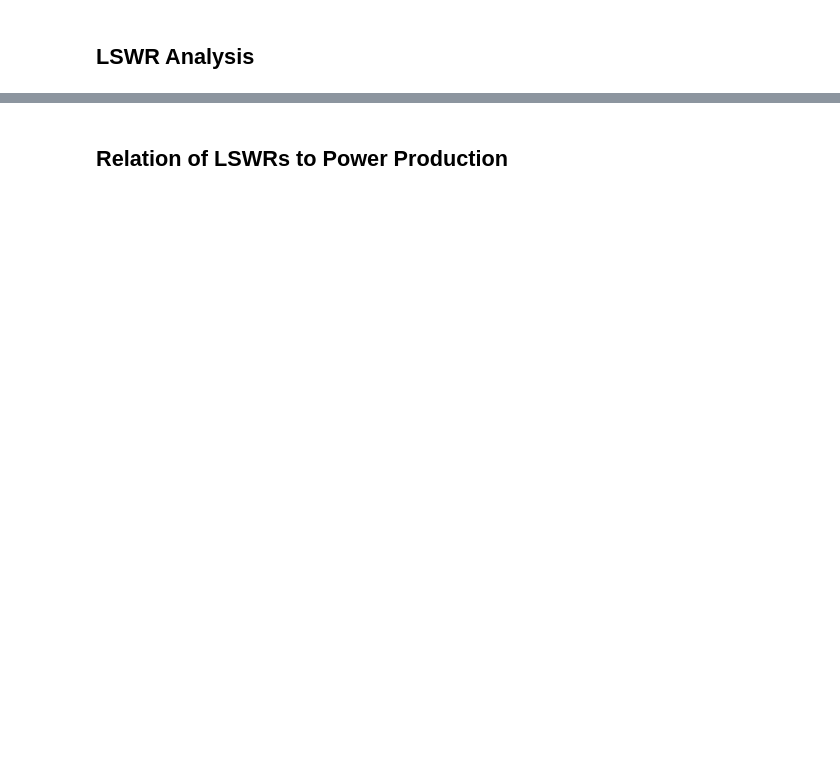
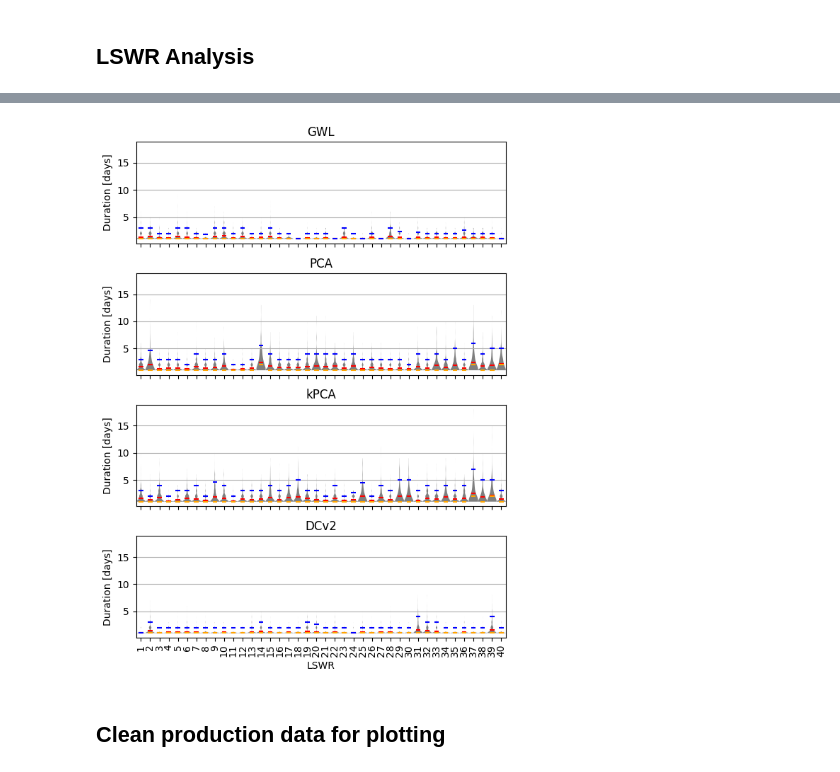
Before and after one commit to 4castRenewables/maelstrom-a6, a Jupyter notebook: notebooks/pca_kmeans.ipynb, the cells around one changed output, grey strips where cells are left out. Drawn from its saved outputs; the diff is of its cells as text; code cells hidden in the pictures; blank space fills up the shorter version.

```diff
--- a/notebooks/pca_kmeans.ipynb
+++ b/notebooks/pca_kmeans.ipynb
@@ -421,6 +548,15 @@ def plot_transition_matrix_heatmap(
 
 plot_transition_matrix_heatmap(lswrs)
 # %%
+def adjacent_values(vals, q1, q3):
+    upper_adjacent_value = q3 + (q3 - q1) * 1.5
+    upper_adjacent_value = np.clip(upper_adjacent_value, q3, vals[-1])
+
+    lower_adjacent_value = q1 - (q3 - q1) * 1.5
+    lower_adjacent_value = np.clip(lower_adjacent_value, vals[0], q1)
+    return lower_adjacent_value, upper_adjacent_value
+def convert(x):
+        return x.total_seconds() / 60 / 60 / 24
 def plot_modes_durations(
     assignments: list[xr.DataArray],
 ) -> tuple[plt.Figure, plt.Axes]:
@@ -439,36 +575,62 @@ def plot_modes_durations(
         nrows=n_subplots,
         ncols=1,
         sharex=True,
-        sharey=False,
+        sharey=True,
     )
 
-    plt.title(f"Duration of LSWRs")
+    for i, element in enumerate(modes):
+        name = assignments[i].name
+        print(name)
+        # (
+        #     durations,
+        #     stds,
+        # ) = a6.plotting.modes.statistics._calculate_mean_durations_and_standard_deviations(
+        #     element
+        # )
+        # axs[i].bar(
+        #     labels,
+        #     durations,
+        #     yerr=stds,
+        #     width=1.0,  # removes gaps between the bars
+        #     color=colors,
+        #     align="center",
+        #     alpha=1,
+        #     ecolor="black",
+        #     capsize=3,
+        # )
 
-    for i, element in enumerate(modes):
-        (
+        durations = [[appearance.duration.days for appearance in e.appearances] for e in element]
+        # parts = axs[i].boxplot(
+        #     durations,
+        #     showmeans=True,
+        #     showfliers=False,
+        #     showcaps=False,
+        # )
+        parts = axs[i].violinplot(
             durations,
-            stds,
-        ) = a6.plotting.modes.statistics._calculate_mean_durations_and_standard_deviations(
-            element
-        )
-        axs[i].bar(
-            labels,
-            durations,
-            yerr=stds,
-            width=1.0,  # removes gaps between the bars
-            color=colors,
-            align="center",
-            alpha=1,
-            ecolor="black",
-            capsize=3,
+            widths=1,
+            showmeans=True,
+            showmedians=True,
+            showextrema=False,
+            quantiles=[[.95] for _ in enumerate(durations)],
         )
 
-        axs[i].set_title(assignments[i].name)
+        parts["cmeans"].set_color("red")
+        parts["cmedians"].set_color("orange")
+        # parts["cmins"].set_alpha(0.0)
+        parts["cquantiles"].set_color("blue")
+
+        for color, pc in zip(colors, parts['bodies']):
+            pc.set_facecolor("black")
+            # pc.set_edgecolor(color)
+            pc.set_alpha(0.5)
+
+        axs[i].set_title(name)
 
         if i == n_subplots - 1:
             axs[i].set_xlabel("LSWR")
 
-        axs[i].set_ylabel("Mean duration [days]")
+        axs[i].set_ylabel("Duration [days]")
         axs[i].set_xlim(*x_lims)
         axs[i].set_xticks(labels)
         axs[i].set_xticklabels(labels, rotation=90)
@@ -479,3 +641,4 @@ def plot_modes_durations(
 
 
 plot_modes_durations(lswrs)
+# %% [output]
@@ -482,3 +652,4 @@ plot_modes_durations(lswrs)
+[figure, added]
 # %%
 %%time
 
@@ -603,7 +774,7 @@ def plot_geopotential_mean_and_std(
 for mean_std in means_stds:
     plot_geopotential_mean_and_std(*mean_std)
 # %% [markdown]
-## Relation of LSWRs to Power Production
+## Clean production data for plotting
 # %%
 %%time
 
```
Also changed, not shown: parts of 20 cells of this notebook, 1 other file.
